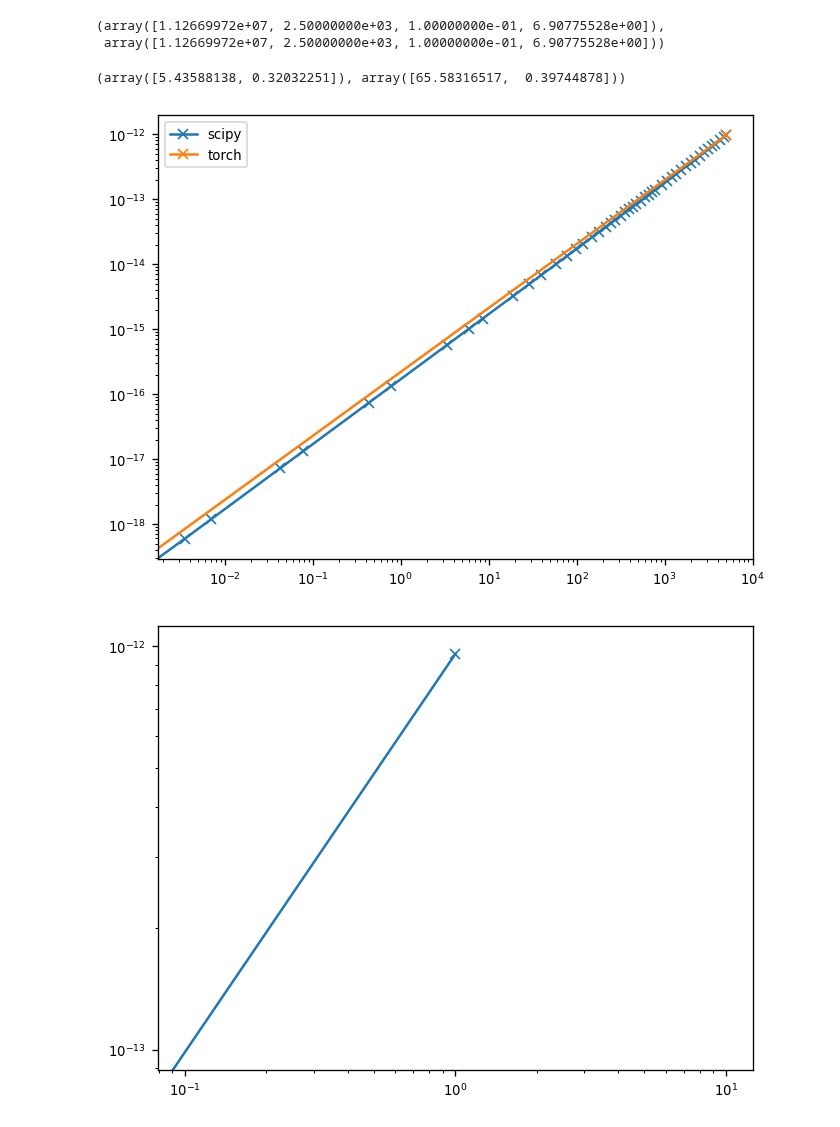
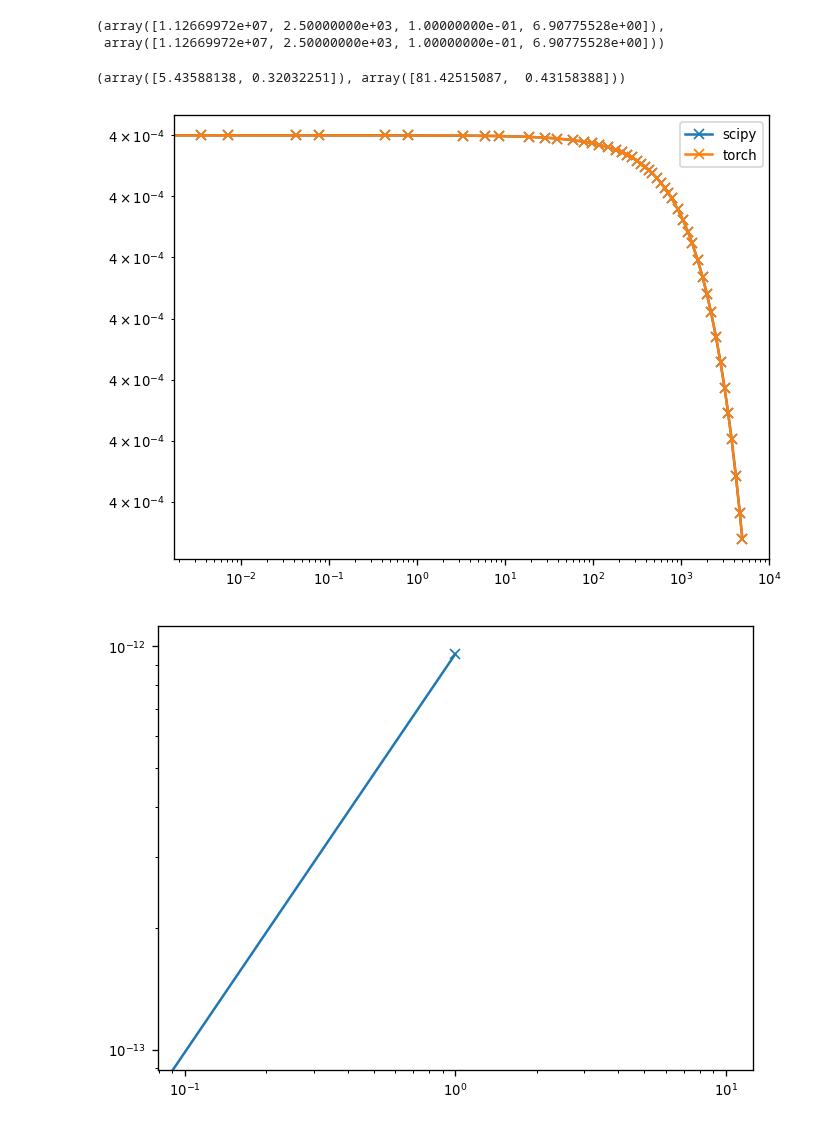
Before and after one commit to silkemaes/ChemPy, a Jupyter notebook: explore.ipynb, the cells around one changed output. Drawn from its saved outputs; the diff is of its cells as text; code cells hidden in the pictures.

```diff
--- a/explore.ipynb
+++ b/explore.ipynb
@@ -364,7 +369,7 @@ dt_min,dt_max
 # %%
 outloc = 'torchode-test'
 loc_scipy = '2023-10-26 14:54:51.774523'
-loc_torch = '2023-10-30 16:45:52.848256'
+loc_torch = '2023-10-30 15:53:16.934223'
 # %%
 Mod_scipy = ChemTorchMod(outloc, loc_scipy)
 Mod_torch = ChemTorchMod(outloc, loc_torch)
@@ -376,18 +381,20 @@ Mod_scipy.p, Mod_torch.p
 # %%
 Mod_scipy.tictoc, Mod_torch.tictoc
 # %% [output]
-(array([5.43588138, 0.32032251]), array([65.58316517,  0.39744878]))
+(array([5.43588138, 0.32032251]), array([81.42515087,  0.43158388]))
 # %%
-i = 0
+i = 71
 
-plt.loglog(Mod_ivp.tstep  ,  Mod_ivp.n.T[:,i]  , '-x', label = 'scipy')
+plt.loglog(Mod_scipy.tstep,  Mod_scipy.n.T[:,i]  , '-x', label = 'scipy')
 plt.loglog(Mod_torch.tstep,  Mod_torch.n.T[:,i], '-x', label = 'torch')
+
+# plt.loglog(Mod_torch.tstep,  Mod_torch.n.T[:,i]-Mod_scipy.n.T[:,i])
 
 
 plt.legend()
 plt.show()
 # %% [output]
-[figure, old version]
+[figure, new version]
 # %%
 plt.loglog(Mod_torch.n.T[:,0], '-x')
 plt.show()
```
Also changed, not shown: parts of 10 cells of this notebook, 4 other files.
